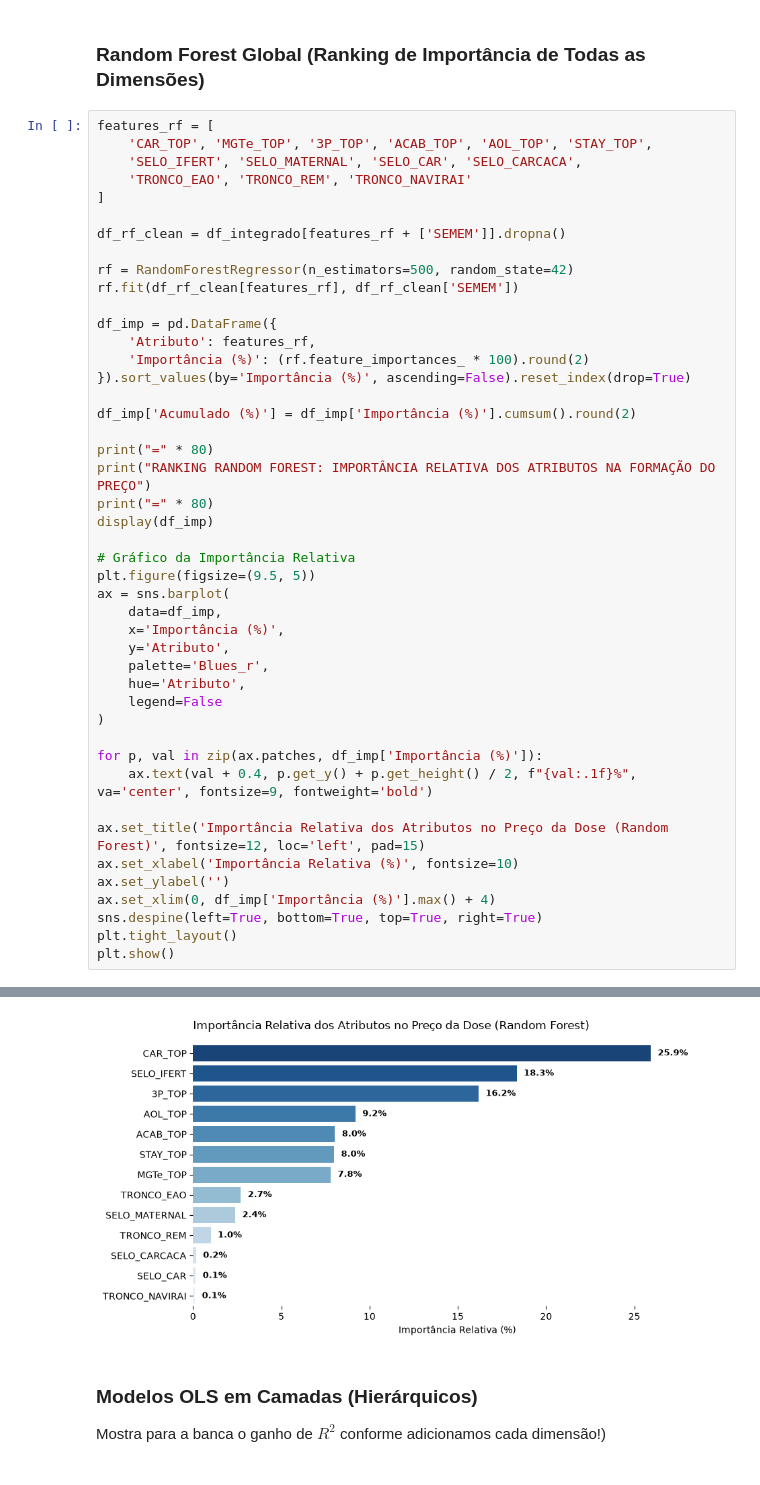
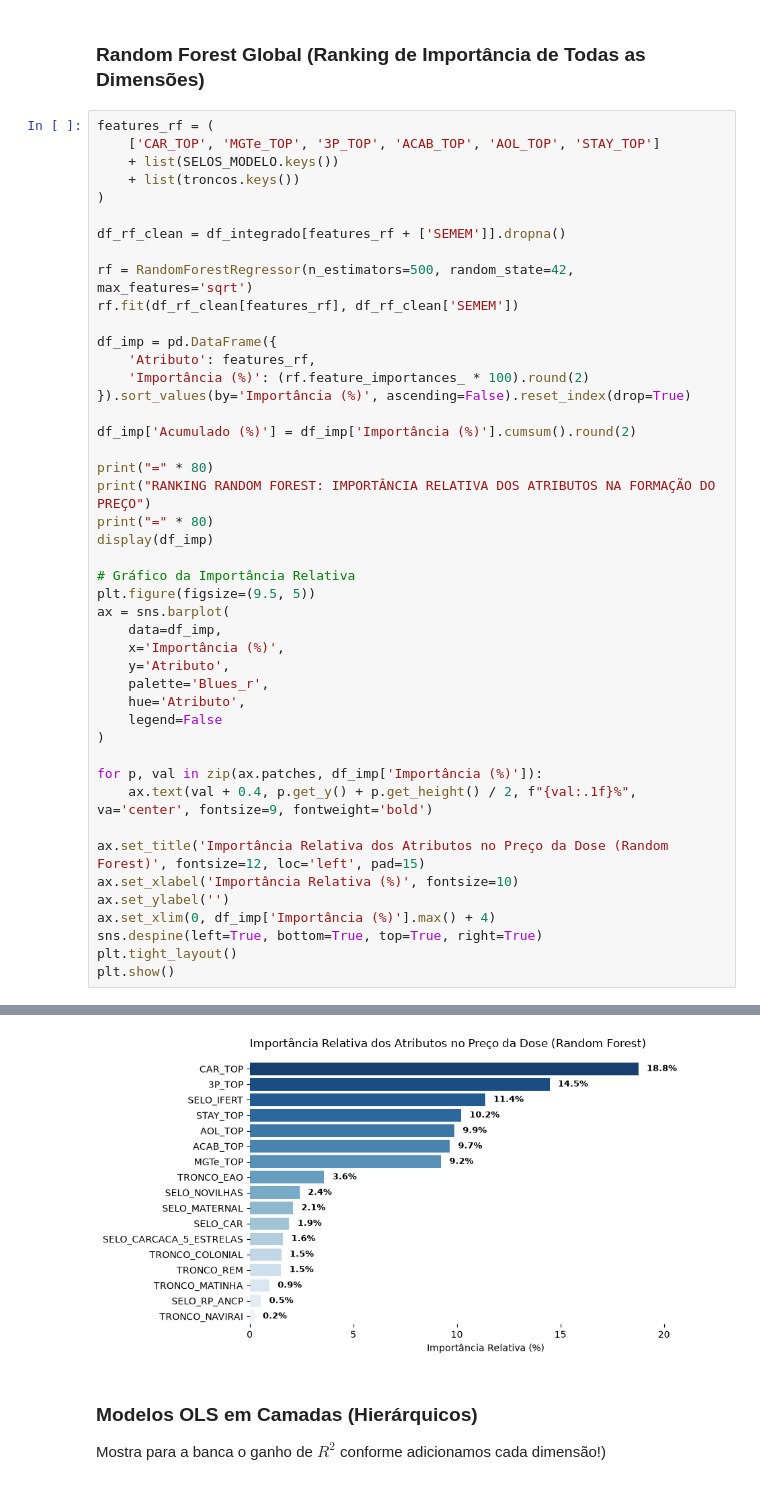
Before and after one commit to Sandro-IFTM/Rafael_Proj04, a Jupyter notebook: 13_multivariada_total.ipynb, the cells around one changed output, grey strips where cells are left out. Drawn from its saved outputs; the diff is of its cells as text.

```diff
--- a/13_multivariada_total.ipynb
+++ b/13_multivariada_total.ipynb
@@ -65,15 +83,15 @@ BASE INTEGRADA PRONTA: N = 115 touros com DEPs, Selos e Linhagens
 # %% [markdown]
 ### Random Forest Global (Ranking de Importância de Todas as Dimensões)
 # %%
-features_rf = [
-    'CAR_TOP', 'MGTe_TOP', '3P_TOP', 'ACAB_TOP', 'AOL_TOP', 'STAY_TOP',
-    'SELO_IFERT', 'SELO_MATERNAL', 'SELO_CAR', 'SELO_CARCACA',
-    'TRONCO_EAO', 'TRONCO_REM', 'TRONCO_NAVIRAI'
-]
+features_rf = (
+    ['CAR_TOP', 'MGTe_TOP', '3P_TOP', 'ACAB_TOP', 'AOL_TOP', 'STAY_TOP']
+    + list(SELOS_MODELO.keys())
+    + list(troncos.keys())
+)
 
 df_rf_clean = df_integrado[features_rf + ['SEMEM']].dropna()
 
-rf = RandomForestRegressor(n_estimators=500, random_state=42)
+rf = RandomForestRegressor(n_estimators=500, random_state=42, max_features='sqrt')
 rf.fit(df_rf_clean[features_rf], df_rf_clean['SEMEM'])
 
 df_imp = pd.DataFrame({
@@ -130,4 +152,4 @@ RANKING RANDOM FOREST: IMPORTÂNCIA RELATIVA DOS ATRIBUTOS NA FORMAÇÃO DO PRE
-[figure, old version]
+[figure, new version]
 # %% [markdown]
 ### Modelos OLS em Camadas (Hierárquicos)
 
```
Also changed, not shown: parts of 10 cells of this notebook, 11 other files.
